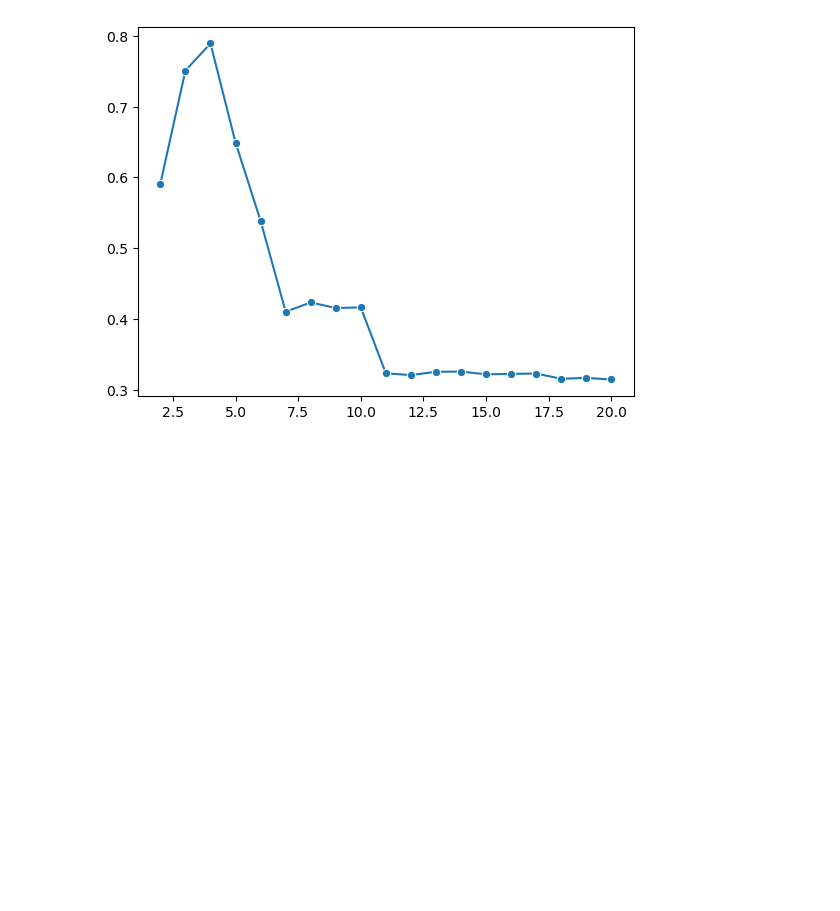
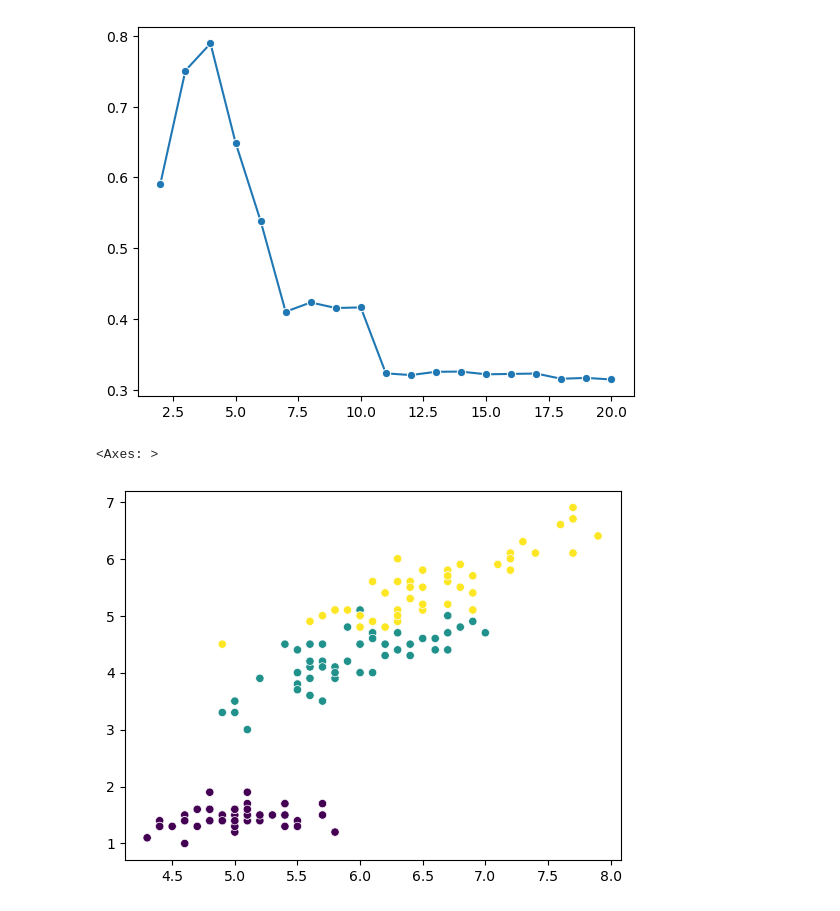
Before and after one commit to aneesi6247-lgtm/Unsupervised-Machine-Learning, a Jupyter notebook: Part_01_K_Means.ipynb, the cells around one changed output. Cells and saved outputs as stored; diff of their text form; code cells hidden in the pictures; blank space fills up the shorter version.

```diff
--- a/Part_01_K_Means.ipynb
+++ b/Part_01_K_Means.ipynb
@@ -66,0 +73,13 @@ sns.lineplot(x=range(2,21), y = ss, marker="o")
+# %%
+iris = load_iris()
+x = iris.data
+y = iris.target
+# scaling
+sc = StandardScaler()
+x_scaled = sc.fit_transform(x)
+# %%
+# viualization
+sns.scatterplot(x=x[:,0], y = x[:,2], c =y)
+# %% [output]
+<Axes: >
+[figure, added]
```
Also changed, not shown: parts of 3 cells of this notebook, 1 other file.
